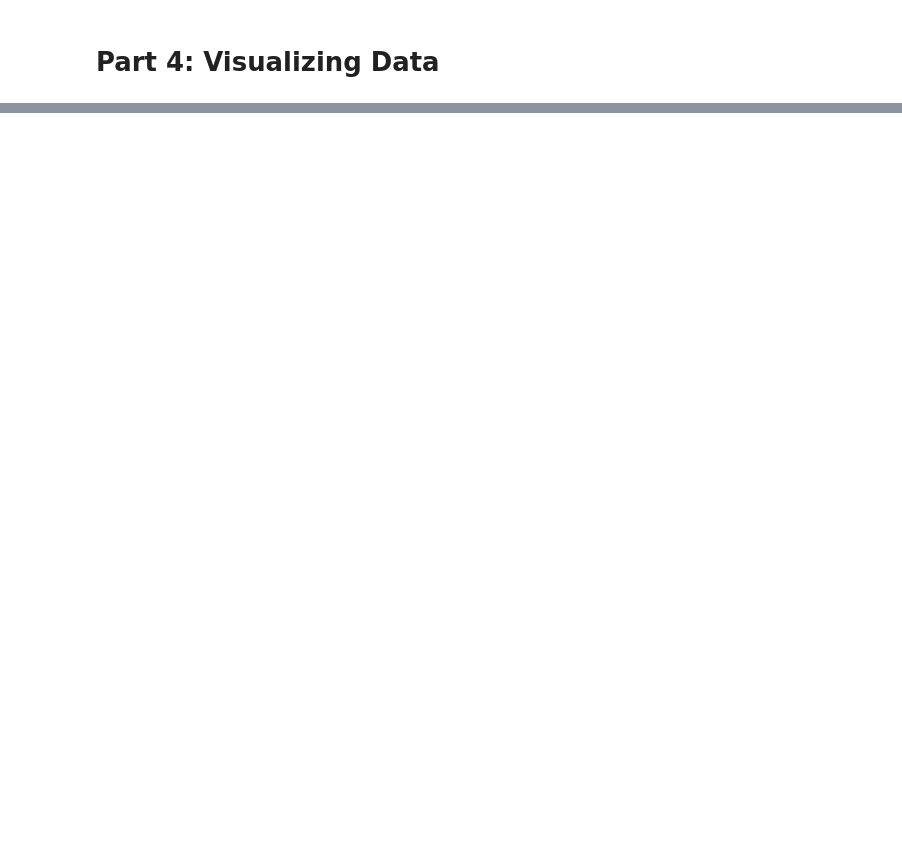
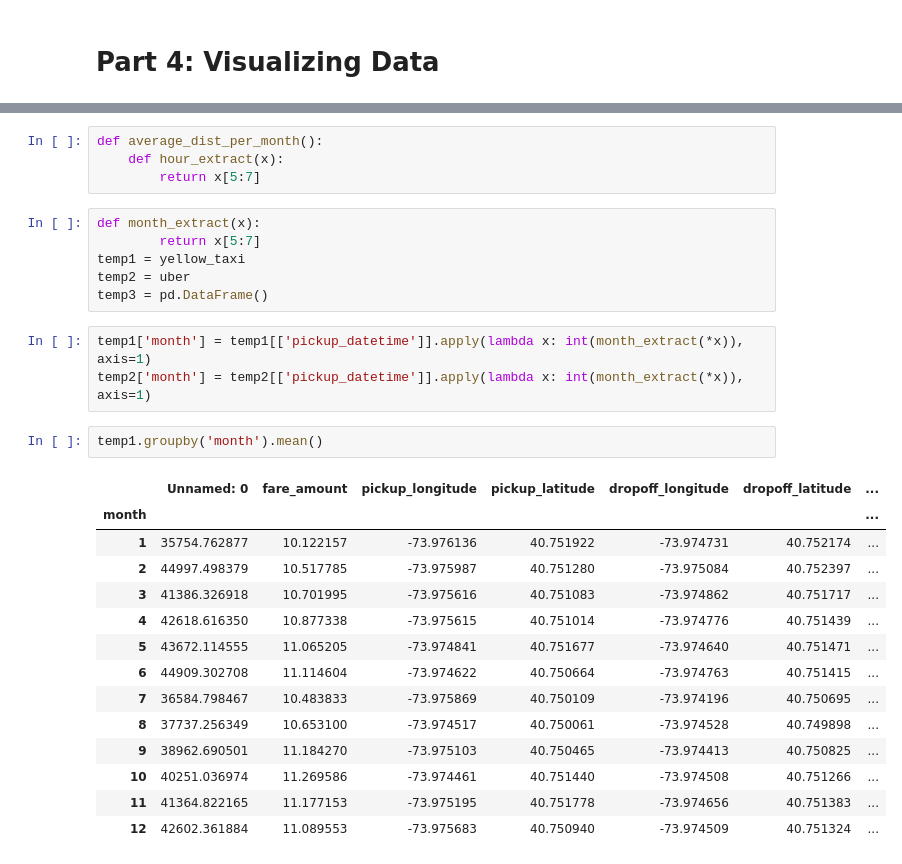
Before and after one commit to scottqin123/4501-Project, a Jupyter notebook: code.ipynb, the cells around one changed output, grey strips where cells are left out. Saved outputs shown, nothing was run; the diff lists cells and outputs as text; blank space fills up the shorter version.

```diff
--- a/code.ipynb
+++ b/code.ipynb
@@ -393,0 +387,30 @@ engine.execute(QUERY_3).fetchall()
+# %%
+def average_dist_per_month():
+    def hour_extract(x):
+        return x[5:7]
+# %%
+def month_extract(x):
+        return x[5:7]
+temp1 = yellow_taxi
+temp2 = uber
+temp3 = pd.DataFrame()
+# %%
+temp1['month'] = temp1[['pickup_datetime']].apply(lambda x: int(month_extract(*x)), axis=1)
+temp2['month'] = temp2[['pickup_datetime']].apply(lambda x: int(month_extract(*x)), axis=1)
+# %%
+temp1.groupby('month').mean()
+# %% [output]
+|  | Unnamed: 0 | fare_amount | pickup_longitude | pickup_latitude | dropoff_longitude | dropoff_latitude | ... |
+| month |  |  |  |  |  |  | ... |
+| 1 | 35754.762877 | 10.122157 | -73.976136 | 40.751922 | -73.974731 | 40.752174 | ... |
+| 2 | 44997.498379 | 10.517785 | -73.975987 | 40.751280 | -73.975084 | 40.752397 | ... |
+| 3 | 41386.326918 | 10.701995 | -73.975616 | 40.751083 | -73.974862 | 40.751717 | ... |
+| 4 | 42618.616350 | 10.877338 | -73.975615 | 40.751014 | -73.974776 | 40.751439 | ... |
+| 5 | 43672.114555 | 11.065205 | -73.974841 | 40.751677 | -73.974640 | 40.751471 | ... |
+| 6 | 44909.302708 | 11.114604 | -73.974622 | 40.750664 | -73.974763 | 40.751415 | ... |
+| 7 | 36584.798467 | 10.483833 | -73.975869 | 40.750109 | -73.974196 | 40.750695 | ... |
+| 8 | 37737.256349 | 10.653100 | -73.974517 | 40.750061 | -73.974528 | 40.749898 | ... |
+| 9 | 38962.690501 | 11.184270 | -73.975103 | 40.750465 | -73.974413 | 40.750825 | ... |
+| 10 | 40251.036974 | 11.269586 | -73.974461 | 40.751440 | -73.974508 | 40.751266 | ... |
+| 11 | 41364.822165 | 11.177153 | -73.975195 | 40.751778 | -73.974656 | 40.751383 | ... |
+| 12 | 42602.361884 | 11.089553 | -73.975683 | 40.750940 | -73.974509 | 40.751324 | ... |
```
Also changed, not shown: parts of 12 cells of this notebook, 3 other files.
